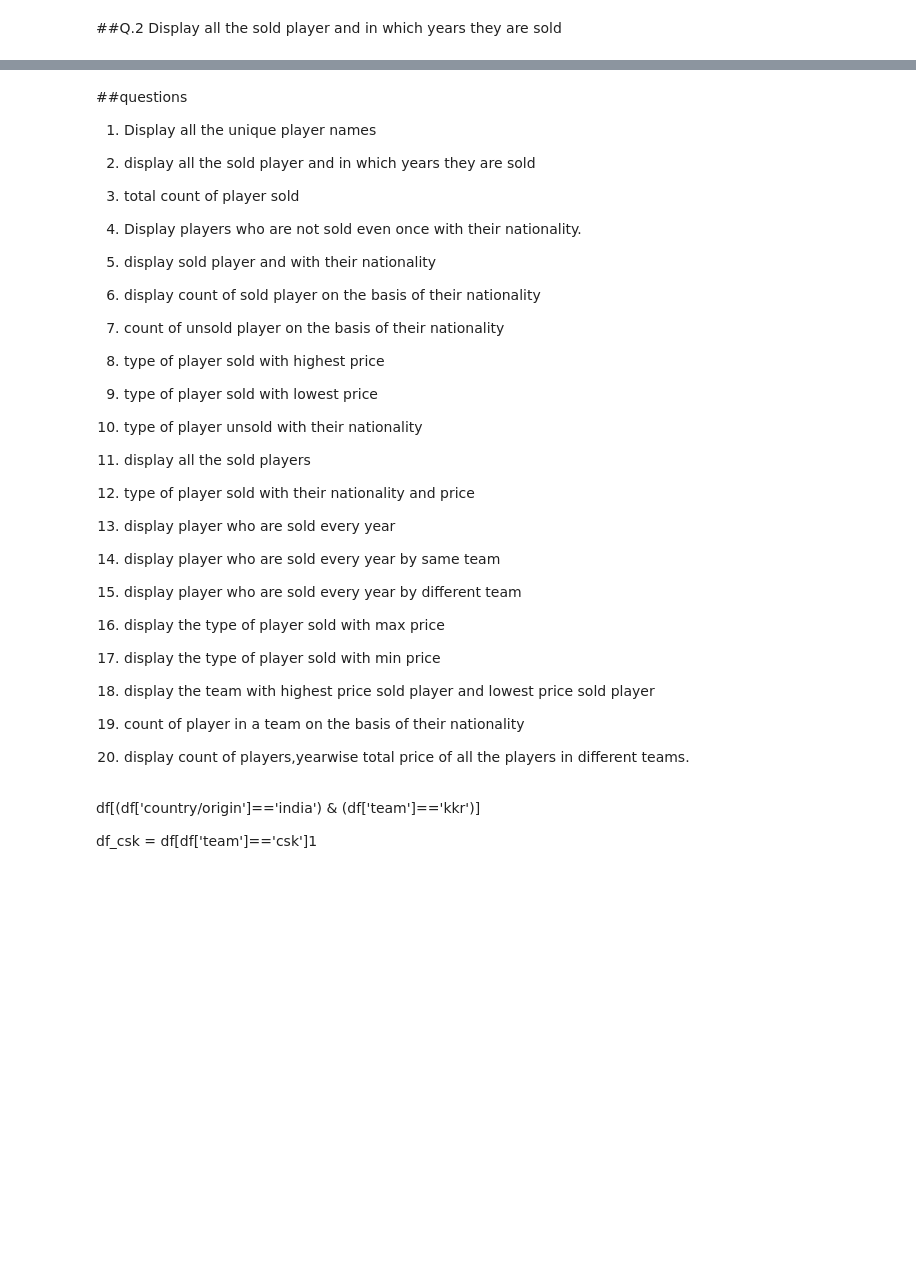
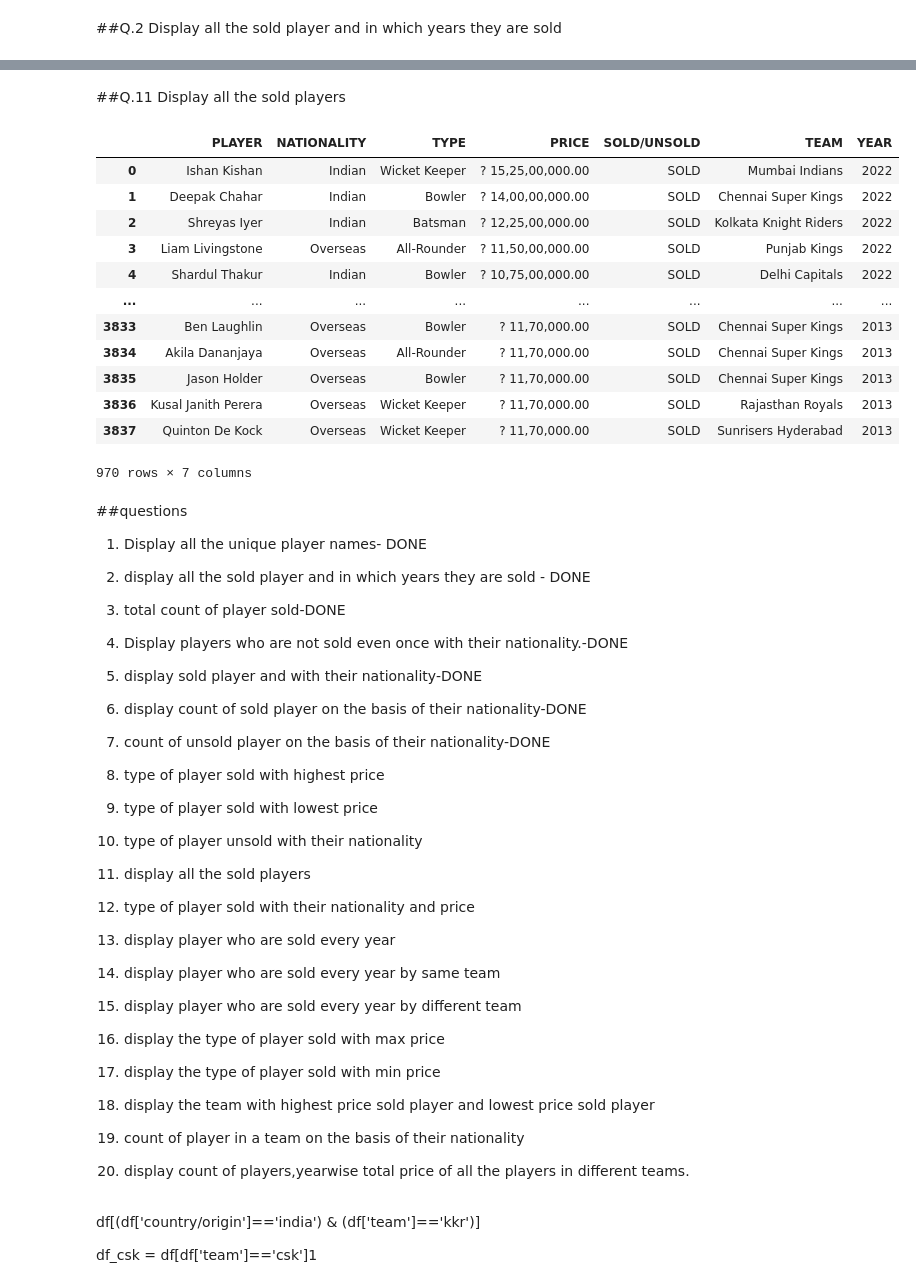
Before and after one commit to Deepali1311/IPL_Auction-DA1, a Jupyter notebook: IPL_Auction_Data_Analysis_.ipynb, the cells around one changed output, grey strips where cells are left out. Drawn from its saved outputs; the diff is of its cells as text; code cells hidden in the pictures; blank space fills up the shorter version.

```diff
--- a/IPL_Auction_Data_Analysis_.ipynb
+++ b/IPL_Auction_Data_Analysis_.ipynb
@@ -99,0 +104,4 @@ dtype: int64
+# %%
+'''df[' PRICE'] = df['PRICE'].str.replace('?', '')
+df[' PRICE'] = df['PRICE'].str.replace(',', '')
+df['PRICE']'''
@@ -219,19 +349,37 @@ Index(['PLAYER', 'YEAR'], dtype='object')
+# %% [markdown]
+##Q.11 Display all the sold players
+# %%
+df[df["SOLD/UNSOLD"] == 'SOLD']
+# %% [output]
+|  | PLAYER | NATIONALITY | TYPE | PRICE | SOLD/UNSOLD | TEAM | YEAR |
+| 0 | Ishan Kishan | Indian | Wicket Keeper | ? 15,25,00,000.00 | SOLD | Mumbai Indians | 2022 |
+| 1 | Deepak Chahar | Indian | Bowler | ? 14,00,00,000.00 | SOLD | Chennai Super Kings | 2022 |
+| 2 | Shreyas Iyer | Indian | Batsman | ? 12,25,00,000.00 | SOLD | Kolkata Knight Riders | 2022 |
+| 3 | Liam Livingstone | Overseas | All-Rounder | ? 11,50,00,000.00 | SOLD | Punjab Kings | 2022 |
+| 4 | Shardul Thakur | Indian | Bowler | ? 10,75,00,000.00 | SOLD | Delhi Capitals | 2022 |
+| ... | ... | ... | ... | ... | ... | ... | ... |
+| 3833 | Ben Laughlin | Overseas | Bowler | ? 11,70,000.00 | SOLD | Chennai Super Kings | 2013 |
+| 3834 | Akila Dananjaya | Overseas | All-Rounder | ? 11,70,000.00 | SOLD | Chennai Super Kings | 2013 |
+| 3835 | Jason Holder | Overseas | Bowler | ? 11,70,000.00 | SOLD | Chennai Super Kings | 2013 |
+| 3836 | Kusal Janith Perera | Overseas | Wicket Keeper | ? 11,70,000.00 | SOLD | Rajasthan Royals | 2013 |
+| 3837 | Quinton De Kock | Overseas | Wicket Keeper | ? 11,70,000.00 | SOLD | Sunrisers Hyderabad | 2013 |
+970 rows × 7 columns
 # %% [markdown]
 ##questions
 
-1. Display all the unique player names
+1. Display all the unique player names- DONE
 
-2. display all the sold player and in which years they are sold
+2. display all the sold player and in which years they are sold - DONE
 
-3. total count of player sold
+3. total count of player sold-DONE
 
-4. Display players who are not sold even once with their nationality.
+4. Display players who are not sold even once with their nationality.-DONE
 
-5. display sold player and with their nationality
+5. display sold player and with their nationality-DONE
 
-6. display count of sold player on the basis of their nationality
+6. display count of sold player on the basis of their nationality-DONE
 
-7. count of unsold player on the basis of their nationality
+7. count of unsold player on the basis of their nationality-DONE
 
 8. type of player sold with highest price
 
```
Also changed, not shown: parts of 19 cells of this notebook.
